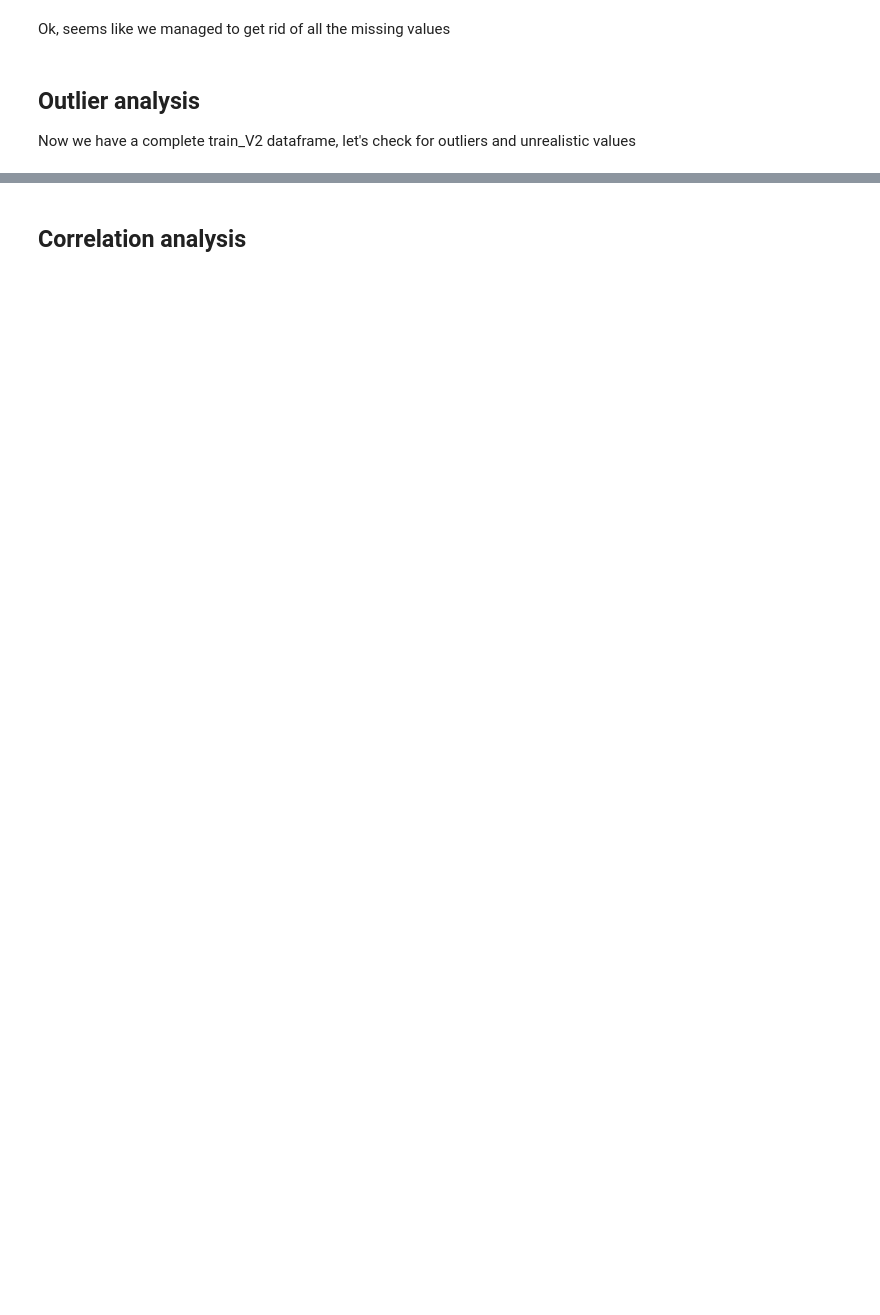
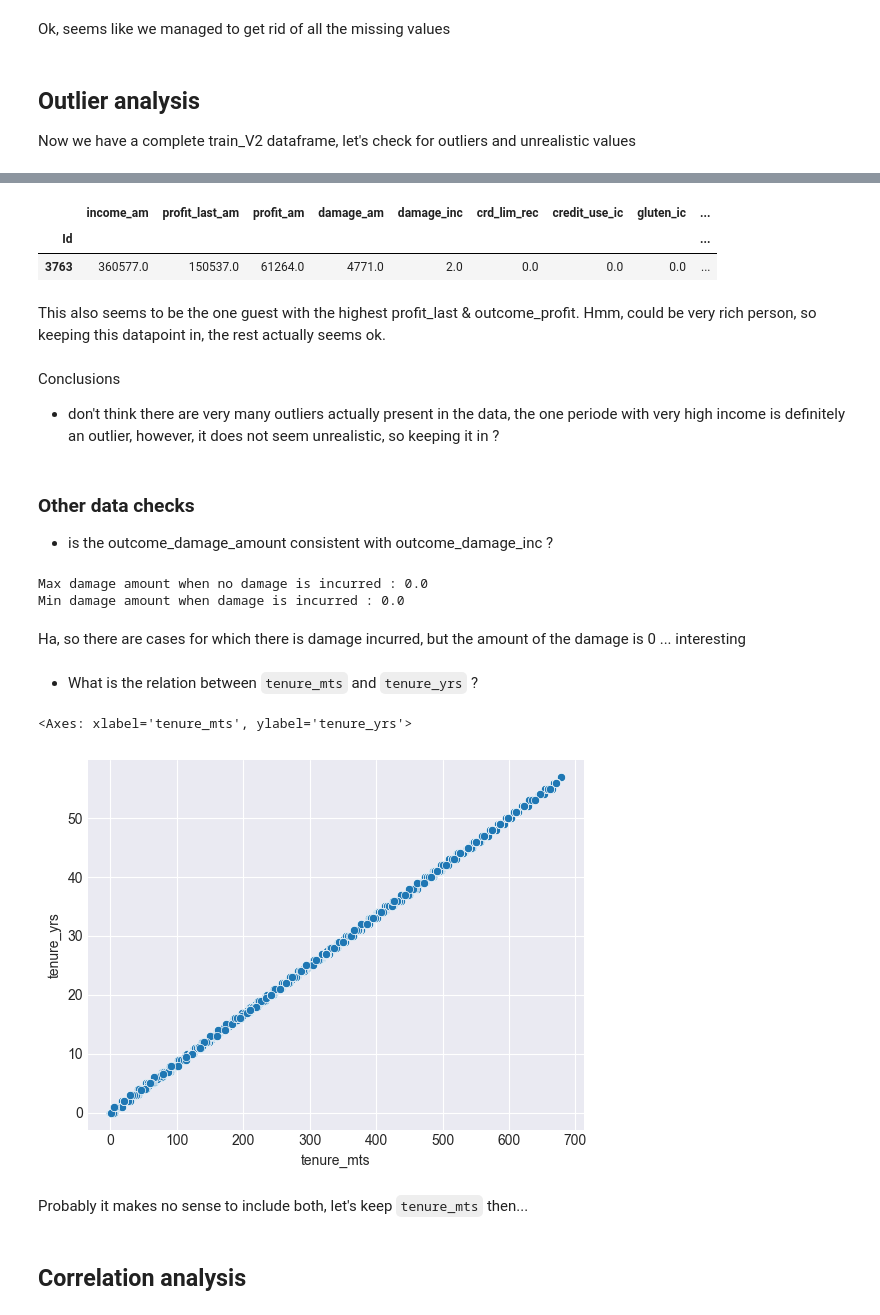
Before and after one commit to Marijkevandesteene/MachineLearning, a Jupyter notebook: EDA_BinoMaiheu.ipynb, the cells around one changed output, grey strips where cells are left out. Saved outputs shown, nothing was run; the diff lists cells and outputs as text; code cells hidden in the pictures; blank space fills up the shorter version.

```diff
--- a/EDA_BinoMaiheu.ipynb
+++ b/EDA_BinoMaiheu.ipynb
@@ -292,0 +310,33 @@ Now we have a complete train_V2 dataframe, let's check for outliers and unrealis
+# %%
+train_V2.loc[train_V2['income_am']>300000,:]
+# %% [output]
+|  | income_am | profit_last_am | profit_am | damage_am | damage_inc | crd_lim_rec | credit_use_ic | gluten_ic | ... |
+| Id |  |  |  |  |  |  |  |  | ... |
+| 3763 | 360577.0 | 150537.0 | 61264.0 | 4771.0 | 2.0 | 0.0 | 0.0 | 0.0 | ... |
+# %% [markdown]
+This also seems to be the one guest with the highest profit_last & outcome_profit. Hmm, could be very rich person, so keeping this datapoint in, the rest actually seems ok.
+# %% [markdown]
+Conclusions
+
+- don't think there are very many outliers actually present in the data, the one periode with very high income is definitely an outlier, however, it does not seem unrealistic, so keeping it in ?
+# %% [markdown]
+### Other data checks
+
+- is the outcome_damage_amount consistent with outcome_damage_inc ?
+# %%
+print(f"Max damage amount when no damage is incurred : {train_V2.loc[train_V2['outcome_damage_inc'] == 0, 'outcome_damage_amount'].max()}")
+print(f"Min damage amount when damage is incurred : {train_V2.loc[train_V2['outcome_damage_inc'] == 1, 'outcome_damage_amount'].min()}")
+# %% [output]
+Max damage amount when no damage is incurred : 0.0
+Min damage amount when damage is incurred : 0.0
+# %% [markdown]
+Ha, so there are cases for which there is damage incurred, but the amount of the damage is 0 ... interesting
+# %% [markdown]
+- What is the relation between `tenure_mts` and `tenure_yrs` ?
+# %%
+sns.scatterplot(data=train_V2, x='tenure_mts', y='tenure_yrs')
+# %% [output]
+<Axes: xlabel='tenure_mts', ylabel='tenure_yrs'>
+[figure, added]
+# %% [markdown]
+Probably it makes no sense to include both, let's keep `tenure_mts` then...
```
Also changed, not shown: parts of 10 cells of this notebook.
